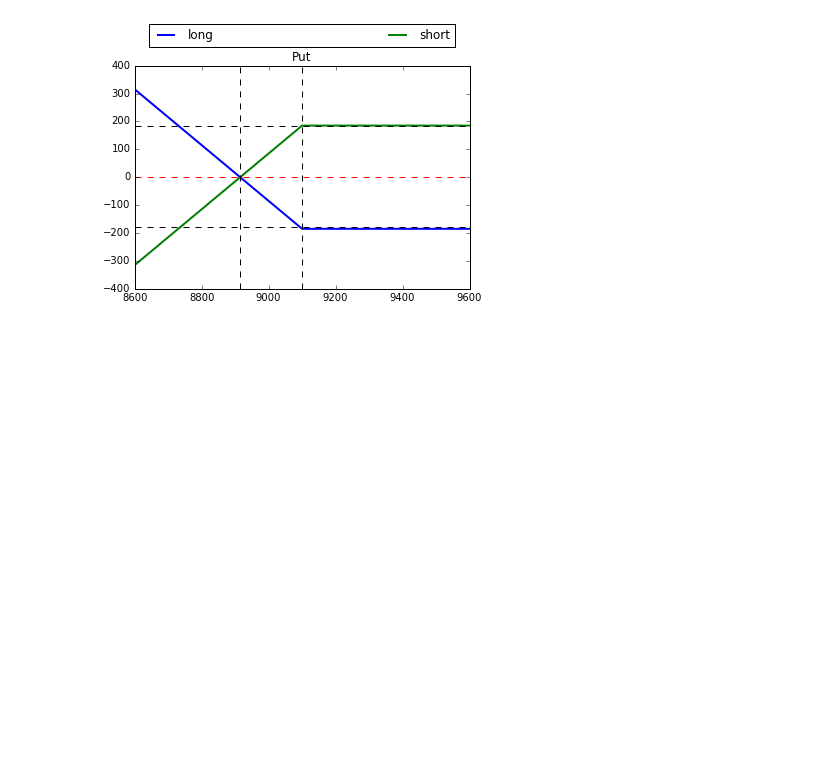
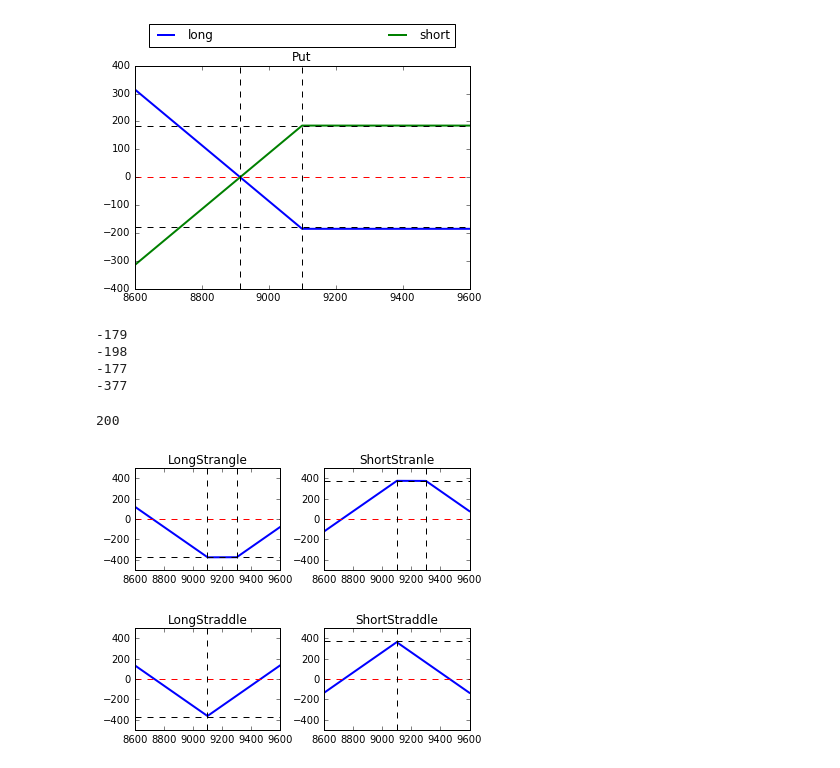
Before and after one commit to GGGGLin/20161025, a Jupyter notebook: 161025_MarkDown+MatPlotLib.ipynb, the cells around one changed output. Cells and saved outputs as stored; diff of their text form; code cells hidden in the pictures; blank space fills up the shorter version.

```diff
--- a/161025_MarkDown+MatPlotLib.ipynb
+++ b/161025_MarkDown+MatPlotLib.ipynb
@@ -109,0 +118,68 @@ plt.axvline(K - Premium_Put, color = 'k', ls='--')
+# %%
+#LongStrangle = np.maximum(ST - K2 - K , 0) - Premium_Put_2 - Premium_Call
+LongStrangle = Payoff_LongCall + Payoff_LongPut_2 - (K2 - K)
+ShortStranle = Payoff_ShortCall + Payoff_ShortPut_2 + (K2 - K)
+LongStraddle = Payoff_LongCall + Payoff_LongPut
+ShortStraddle = Payoff_ShortCall + Payoff_ShortPut
+#LongStrangle
+print(np.min(Payoff_LongCall))
+print(np.min(Payoff_LongPut_2))
+print(np.min(Payoff_LongCall + Payoff_LongPut_2))
+print(np.min(LongStrangle))
+#print(LongStrangle)
+-179-198
+np.maximum(K2- K , 0)
+# %% [output]
+-179
+-198
+-177
+-377
+200
+# %%
+#勒式
+plt.figure(1)
+plt.subplot(221) #(211)
+plt.ylim(-500,500)
+plt.title('LongStrangle')
+plt.plot(ST, LongStrangle, linewidth = 2)
+plt.axhline(0, color = 'r', ls= 'dashed')
+plt.axhline(0 - (Premium_Call + Premium_Put_2), color = 'k', ls= 'dashed')
+plt.axvline(K, color = 'k', ls='--')
+plt.axvline(K2, color = 'k', ls='--')
+
+
+#plt.figure(1)
+plt.subplot(222) #(212)
+plt.ylim(-500,500)
+plt.title('ShortStranle')
+plt.plot(ST, ShortStranle, linewidth = 2)
+plt.axhline(0, color = 'R', ls= 'dashed')
+plt.axhline(0 + (Premium_Call + Premium_Put_2), color = 'K', ls= 'dashed')
+plt.axvline(K, color = 'k', ls='--')
+plt.axvline(K2, color = 'k', ls='--')
+plt.subplots_adjust(left=None, bottom=None, right= None, top=None, wspace=0.3, hspace=None) #修改間距
+
+#跨式
+plt.figure(2)
+plt.subplot(221)
+plt.ylim(-500,500)
+plt.title('LongStraddle')
+plt.plot(ST, LongStraddle, linewidth = 2)
+plt.axhline(0, color = 'r', ls= 'dashed')
+plt.axhline(0 - (Premium_Call + Premium_Put_2), color = 'k', ls= 'dashed')
+plt.axvline(K, color = 'k', ls='--')
+
+
+plt.figure(2)
+plt.subplot(222)
+plt.ylim(-500,500)
+plt.title('ShortStraddle')
+plt.plot(ST, ShortStraddle, linewidth = 2)
+plt.axhline(0, color = 'R', ls= 'dashed')
+plt.axhline(0 + (Premium_Call + Premium_Put_2), color = 'K', ls= '--')
+plt.axvline(K, color = 'k', ls='--')
+plt.subplots_adjust(left=None, bottom=None, right= None, top=None, wspace=0.3, hspace=None)
+plt.show()
+# %% [output]
+[figure, added]
+[figure, added]
```
Also changed, not shown: parts of 1 cell of this notebook.
